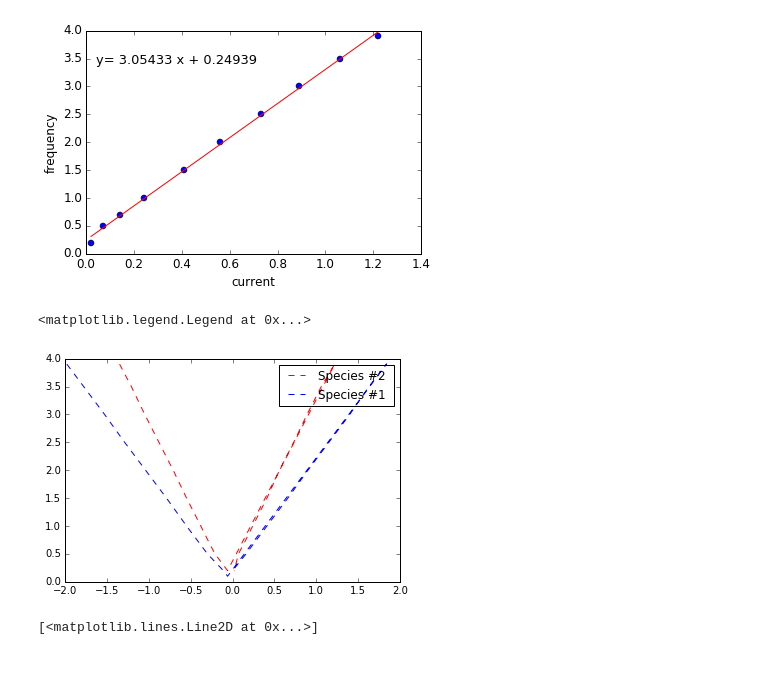
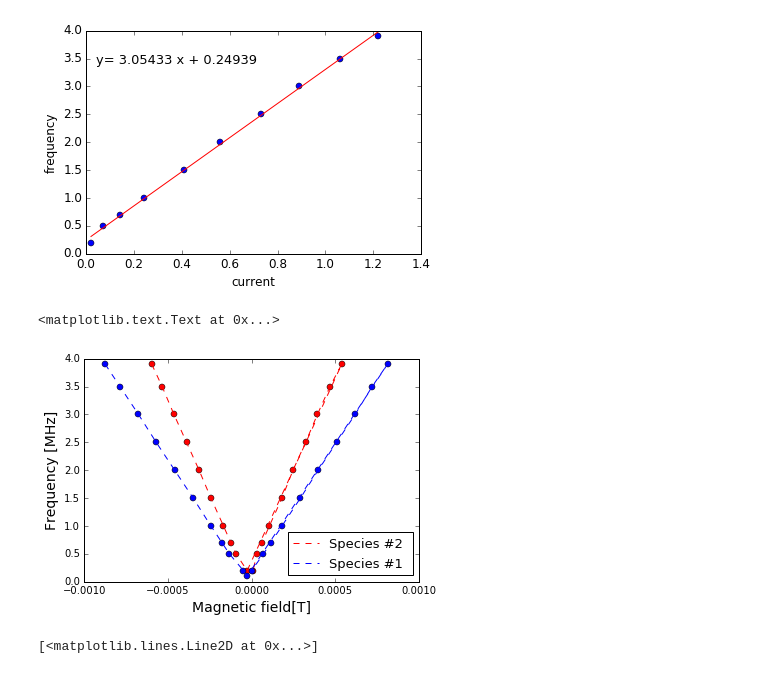
Before and after one commit to andrelondono/111b, a Jupyter notebook: Lab1_OPT.ipynb, the cells around one changed output. Drawn from its saved outputs; the diff is of its cells as text; code cells hidden in the pictures.

```diff
--- a/Lab1_OPT.ipynb
+++ b/Lab1_OPT.ipynb
@@ -86,13 +86,24 @@ poly1d([ 3.05432943,  0.24938808])
 # %%
 I2_mega = list(I2_neg)+list(I2_pos)
 freq2_mega = list(freq2_neg)+list(freq2_pos)
-# %%
-plt.plot(I2_mega,freq2_mega,'--',color = "red",label = "Species #2 ")
-plt.plot(I_mega,freq_mega,'--',color = "blue",label = "Species #1 ")
-plt.legend()
-# %% [output]
-<matplotlib.legend.Legend at 0x...>
-[figure, removed]
+# %%
+from matplotlib.legend_handler import HandlerLine2D
+N = 135 #turns
+a = 0.275 #meters
+B_mega = 0.9e-6 * N*np.array(I_mega)/a
+B2_mega = 0.9e-6 * N*np.array(I2_mega)/a
+
+plt.plot(B2_mega,freq2_mega,'o',color = "red")
+plt.plot(B2_mega,freq2_mega,'--',color = "red",label = "Species #2 ")
+plt.plot(B_mega,freq_mega,'o',color = "blue")
+plt.plot(B_mega,freq_mega,'--',color = "blue",label = "Species #1 ")
+plt.legend(loc='lower right',prop={'size':13},numpoints=1)
+plt.title("",fontsize=14)
+plt.xlabel("Magnetic field[T]" ,fontsize=14)
+plt.ylabel("Frequency [MHz]",fontsize=14)
+# %% [output]
+<matplotlib.text.Text at 0x...>
+[figure, added]
 # %%
 N = 135 #turns
 a = 0.275 #meters
```
